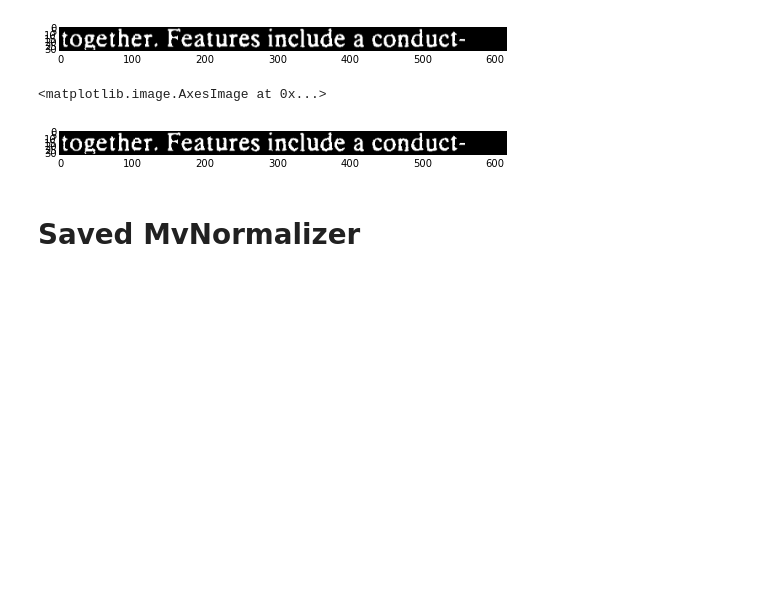
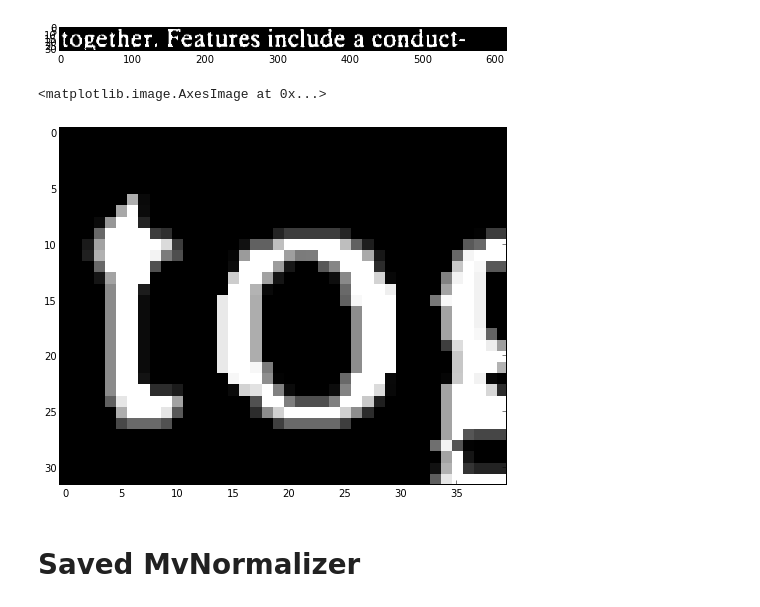
Before and after one commit to ocropus-archive/DUP-ocropy, a Jupyter notebook: Notebooks/normalization-api.ipynb, the cells around one changed output. Drawn from its saved outputs; the diff is of its cells as text; code cells hidden in the pictures; blank space fills up the shorter version.

```diff
--- a/Notebooks/normalization-api.ipynb
+++ b/Notebooks/normalization-api.ipynb
@@ -46,10 +44,10 @@ imshow(le.normalize(image),cmap=cm.gray)
 <matplotlib.image.AxesImage at 0x...>
 [figure]
 # %%
-imshow(le.normalize(image,order=0),cmap=cm.gray)
+imshow(le.normalize(image,order=0)[:,:40],cmap=cm.gray,interpolation='nearest')
 # %% [output]
 <matplotlib.image.AxesImage at 0x...>
-[figure, old version]
+[figure, new version]
 # %% [markdown]
 # Saved MvNormalizer
 # %%
```
Also changed, not shown: parts of 5 cells of this notebook, 1 other file.
